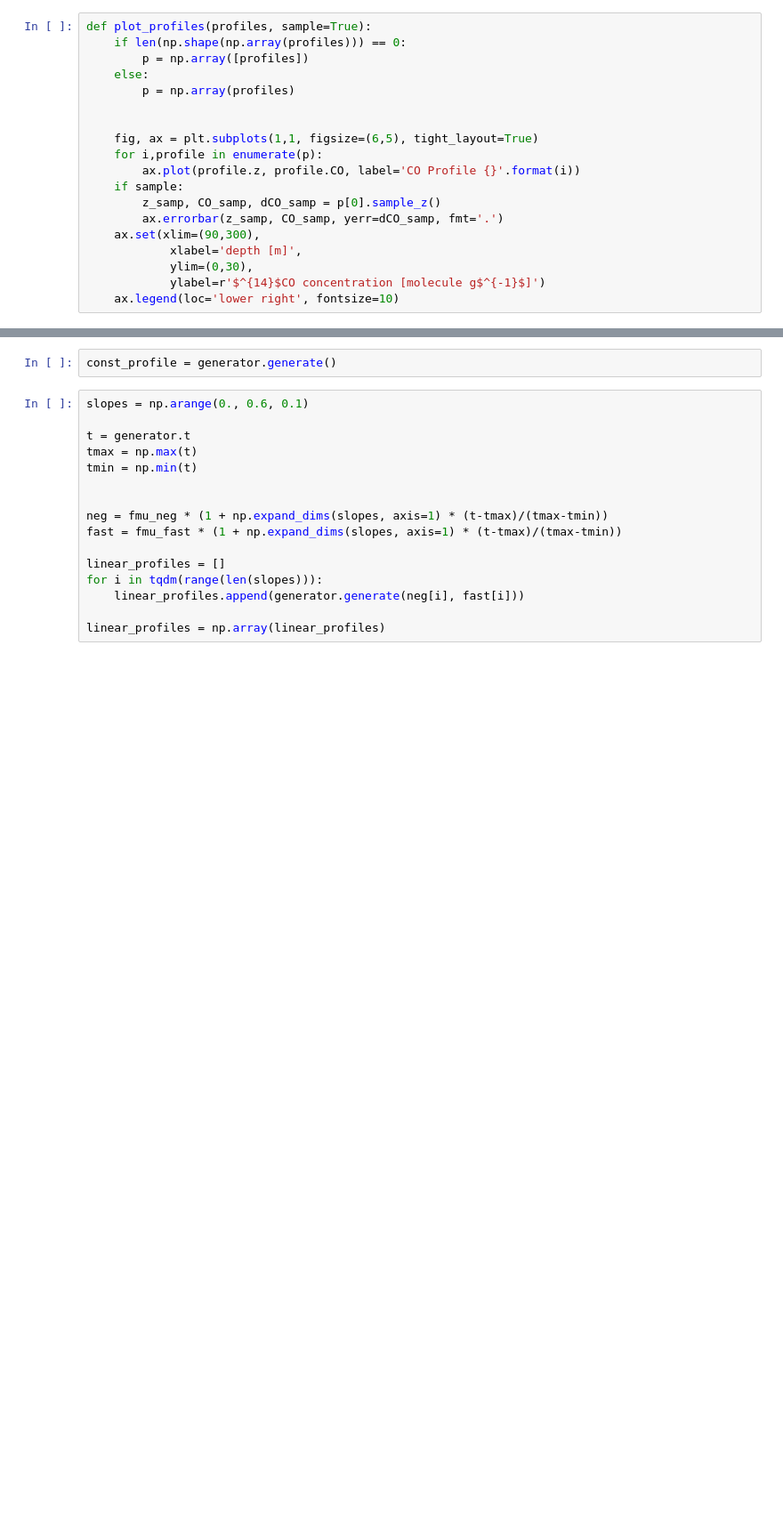
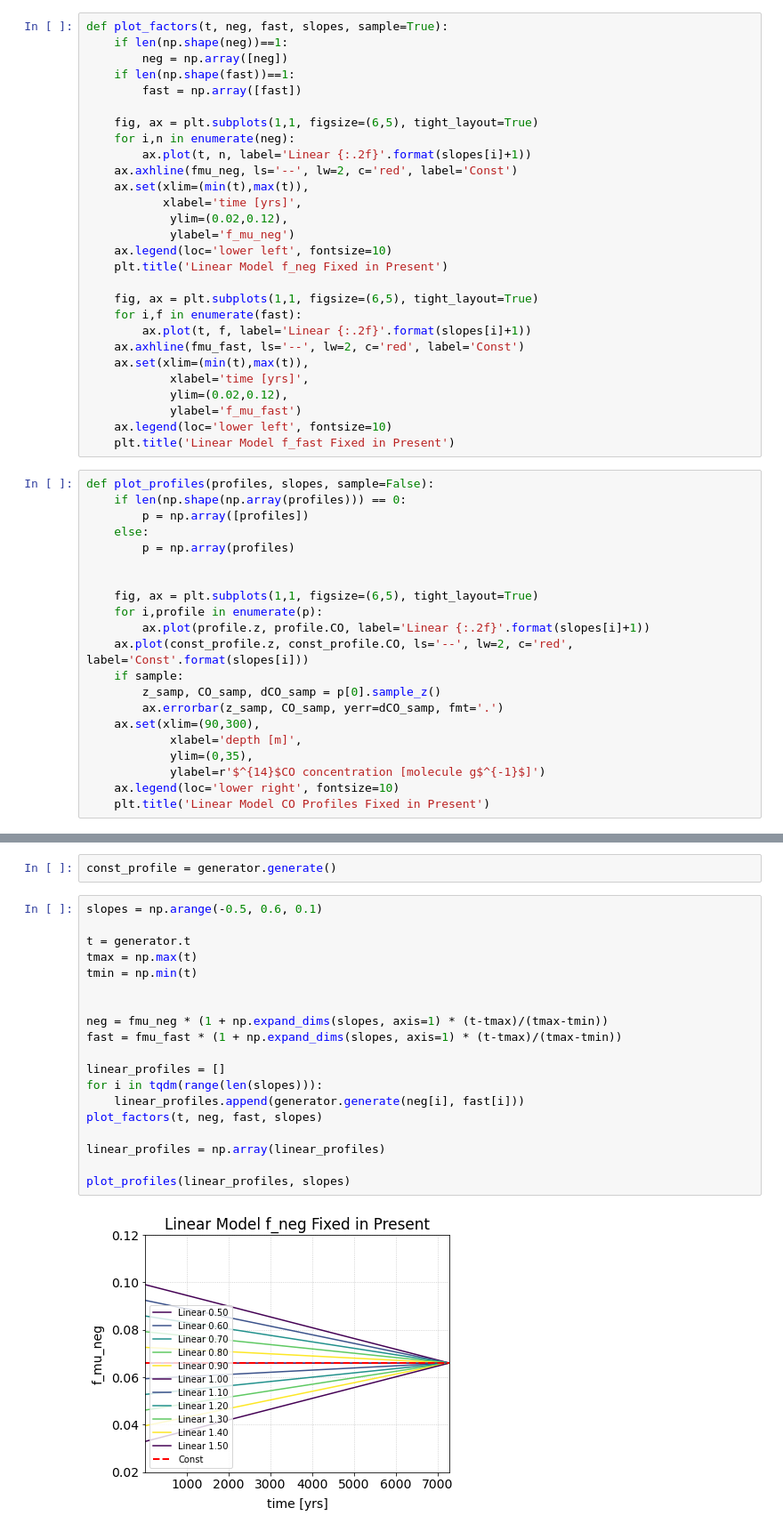
Before and after one commit to 14CO/Dome-C-Sensitivity, a Jupyter notebook: piecewise models.ipynb, the cells around one changed output, grey strips where cells are left out. Shown at 89% size. Cells and saved outputs as stored; diff of their text form; blank space fills up the shorter version.

```diff
--- a/piecewise models.ipynb
+++ b/piecewise models.ipynb
@@ -30,8 +32,36 @@ mpl.rc('axes', **axes_style)
 mpl.rc('grid', **grid_style)
 # %%
 fmu_neg, fmu_fast = 0.066, 0.072
+# %%
+def plot_factors(t, neg, fast, slopes, sample=True):
+    if len(np.shape(neg))==1:
+        neg = np.array([neg])
+    if len(np.shape(fast))==1:
+        fast = np.array([fast])
+
+    fig, ax = plt.subplots(1,1, figsize=(6,5), tight_layout=True)
+    for i,n in enumerate(neg):
+        ax.plot(t, n, label='Linear {:.2f}'.format(slopes[i]+1))
+    ax.axhline(fmu_neg, ls='--', lw=2, c='red', label='Const')
+    ax.set(xlim=(min(t),max(t)),
+           xlabel='time [yrs]',
+            ylim=(0.02,0.12),
+            ylabel='f_mu_neg')
+    ax.legend(loc='lower left', fontsize=10)
+    plt.title('Linear Model f_neg Fixed in Present')
+
+    fig, ax = plt.subplots(1,1, figsize=(6,5), tight_layout=True)
+    for i,f in enumerate(fast):
+        ax.plot(t, f, label='Linear {:.2f}'.format(slopes[i]+1))
+    ax.axhline(fmu_fast, ls='--', lw=2, c='red', label='Const')
+    ax.set(xlim=(min(t),max(t)),
+            xlabel='time [yrs]',
+            ylim=(0.02,0.12),
+            ylabel='f_mu_fast')
+    ax.legend(loc='lower left', fontsize=10)
+    plt.title('Linear Model f_fast Fixed in Present')
 # %%
-def plot_profiles(profiles, sample=True):
+def plot_profiles(profiles, slopes, sample=False):
     if len(np.shape(np.array(profiles))) == 0:
         p = np.array([profiles])
     else:
@@ -40,32 +70,39 @@ def plot_profiles(profiles, sample=True):
 
     fig, ax = plt.subplots(1,1, figsize=(6,5), tight_layout=True)
     for i,profile in enumerate(p):
-        ax.plot(profile.z, profile.CO, label='CO Profile {}'.format(i))
+        ax.plot(profile.z, profile.CO, label='Linear {:.2f}'.format(slopes[i]+1))
+    ax.plot(const_profile.z, const_profile.CO, ls='--', lw=2, c='red', label='Const'.format(slopes[i]))
     if sample:
         z_samp, CO_samp, dCO_samp = p[0].sample_z()
         ax.errorbar(z_samp, CO_samp, yerr=dCO_samp, fmt='.')
     ax.set(xlim=(90,300),
             xlabel='depth [m]',
-            ylim=(0,30),
+            ylim=(0,35),
             ylabel=r'$^{14}$CO concentration [molecule g$^{-1}$]')
     ax.legend(loc='lower right', fontsize=10)
+    plt.title('Linear Model CO Profiles Fixed in Present')
 # %%
 generator = COGenerator('models/balco_14co_delta_neg_models.fits', 'models/balco_14co_delta_fast_models.fits')
 # %%
 const_profile = generator.generate()
 # %%
-slopes = np.arange(0., 0.6, 0.1)
+slopes = np.arange(-0.5, 0.6, 0.1)
 
 t = generator.t
 tmax = np.max(t)
 tmin = np.min(t)
 
 
 neg = fmu_neg * (1 + np.expand_dims(slopes, axis=1) * (t-tmax)/(tmax-tmin))
 fast = fmu_fast * (1 + np.expand_dims(slopes, axis=1) * (t-tmax)/(tmax-tmin))
 
 linear_profiles = []
 for i in tqdm(range(len(slopes))):
     linear_profiles.append(generator.generate(neg[i], fast[i]))
+plot_factors(t, neg, fast, slopes)
 
 linear_profiles = np.array(linear_profiles)
+
+plot_profiles(linear_profiles, slopes)
+# %% [output]
+[figure, added]
```
Also changed, not shown: parts of 11 cells of this notebook, 4 other files.
